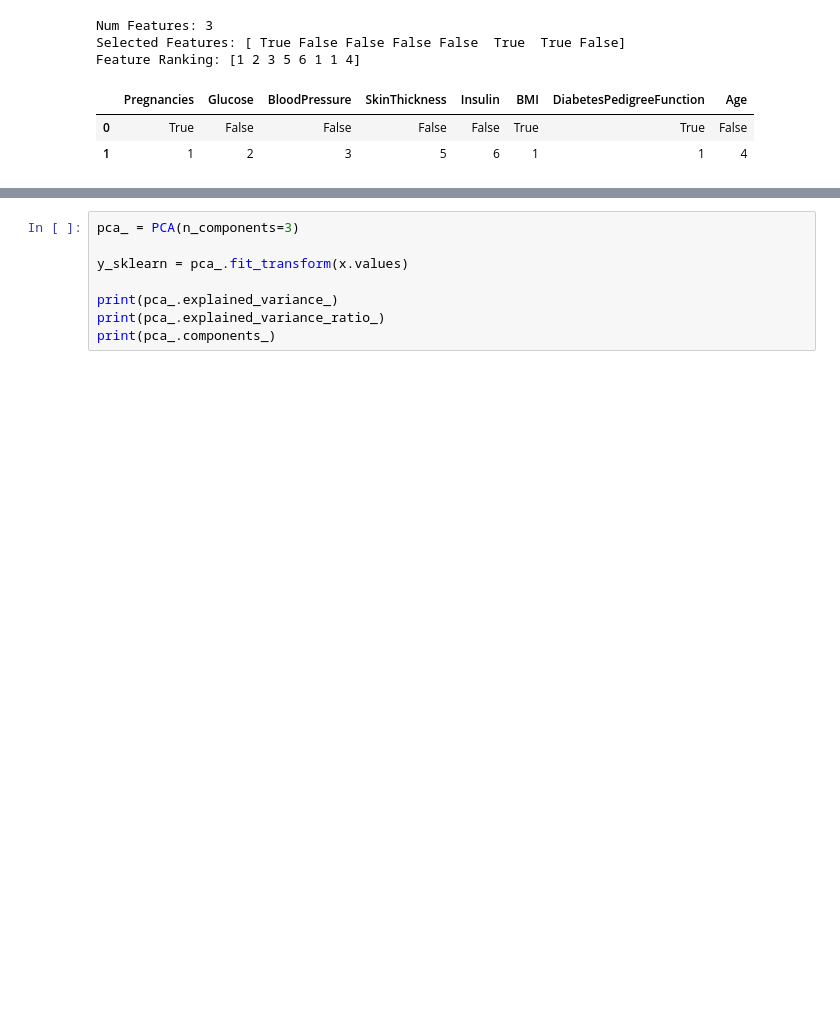
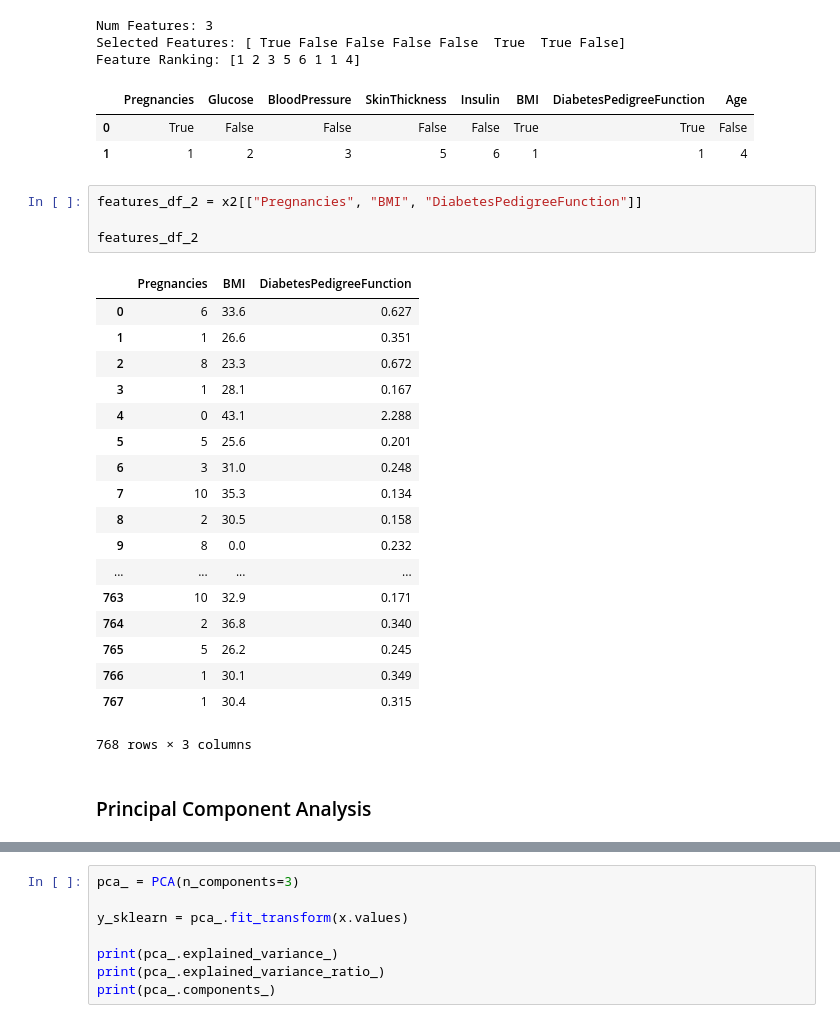
Before and after one commit to jjuhn/springboard, a Jupyter notebook: capstone_project_2/pima_indians_diabetes.ipynb, the cells around one changed output, grey strips where cells are left out. Saved outputs shown, nothing was run; the diff lists cells and outputs as text; blank space fills up the shorter version.

```diff
--- a/capstone_project_2/pima_indians_diabetes.ipynb
+++ b/capstone_project_2/pima_indians_diabetes.ipynb
@@ -160,4 +160,29 @@ Feature Ranking: [1 2 3 5 6 1 1 4]
 |  | Pregnancies | Glucose | BloodPressure | SkinThickness | Insulin | BMI | DiabetesPedigreeFunction | Age |
 | 0 | True | False | False | False | False | True | True | False |
 | 1 | 1 | 2 | 3 | 5 | 6 | 1 | 1 | 4 |
+# %%
+features_df_2 = x2[["Pregnancies", "BMI", "DiabetesPedigreeFunction"]]
+
+features_df_2
+# %% [output]
+|  | Pregnancies | BMI | DiabetesPedigreeFunction |
+| 0 | 6 | 33.6 | 0.627 |
+| 1 | 1 | 26.6 | 0.351 |
+| 2 | 8 | 23.3 | 0.672 |
+| 3 | 1 | 28.1 | 0.167 |
+| 4 | 0 | 43.1 | 2.288 |
+| 5 | 5 | 25.6 | 0.201 |
+| 6 | 3 | 31.0 | 0.248 |
+| 7 | 10 | 35.3 | 0.134 |
+| 8 | 2 | 30.5 | 0.158 |
+| 9 | 8 | 0.0 | 0.232 |
+| ... | ... | ... | ... |
+| 763 | 10 | 32.9 | 0.171 |
+| 764 | 2 | 36.8 | 0.340 |
+| 765 | 5 | 26.2 | 0.245 |
+| 766 | 1 | 30.1 | 0.349 |
+| 767 | 1 | 30.4 | 0.315 |
+768 rows × 3 columns
+# %% [markdown]
+### Principal Component Analysis
 # %%
```
Also changed, not shown: parts of 5 cells of this notebook.
